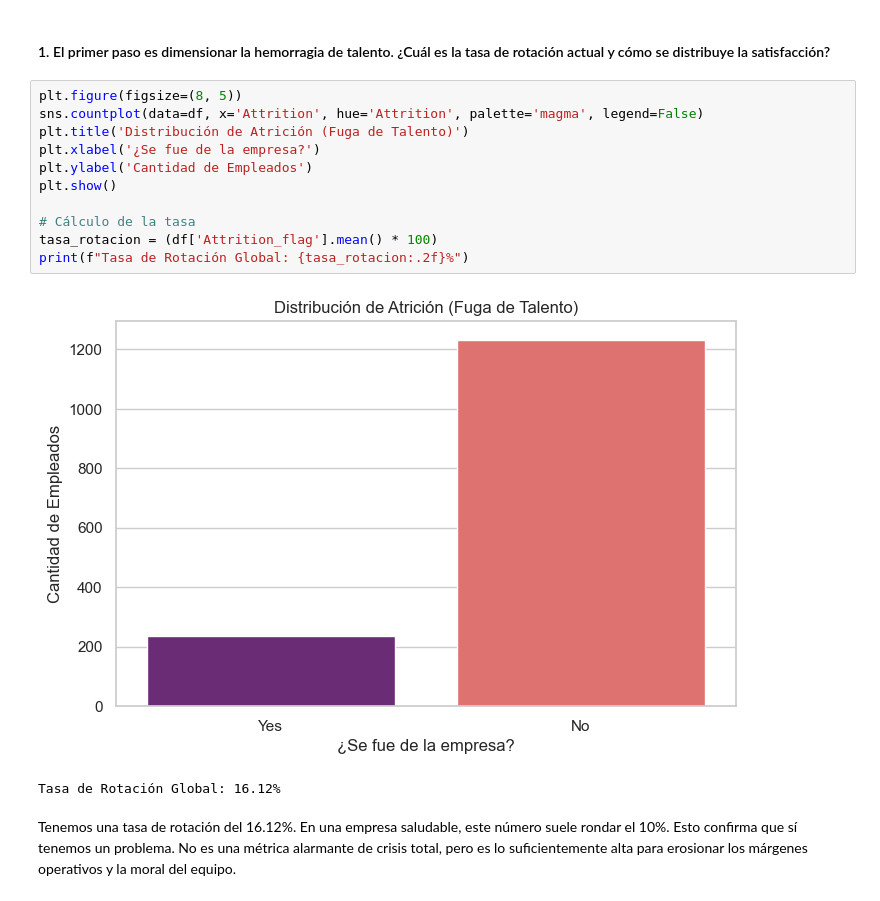
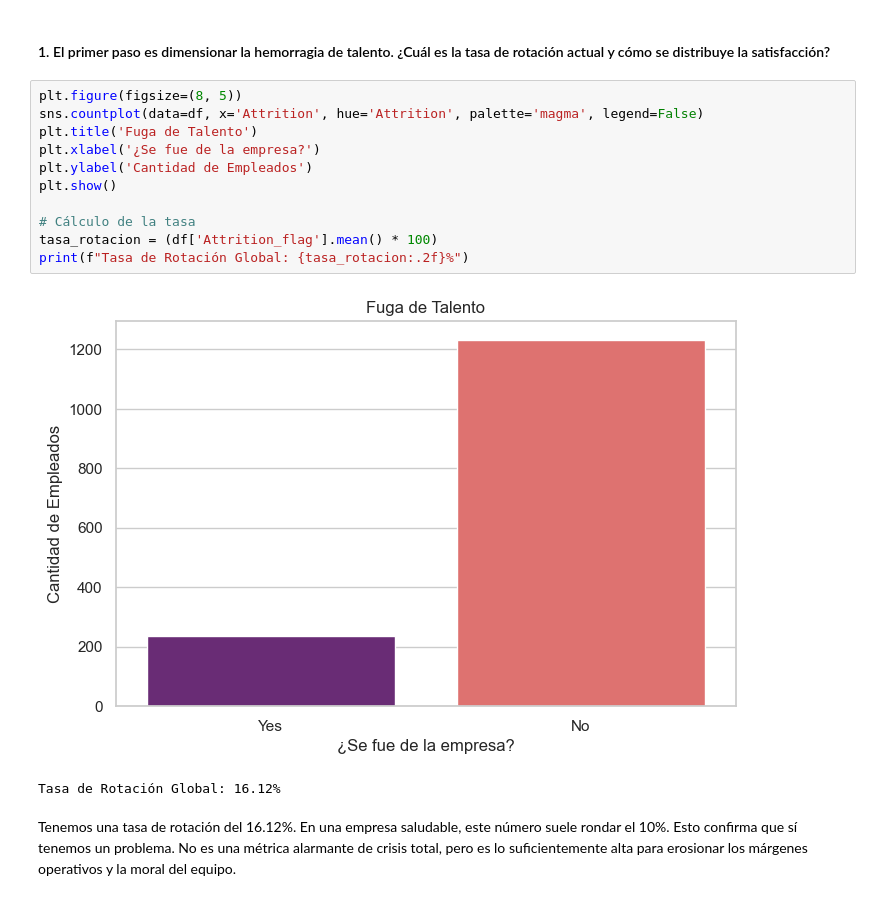
Before and after one commit to Ruthpsegovia/proyecto-da-promo-59-modulo-3-team-2, a Jupyter notebook: Visualizaciones/Visual_Storytelling.ipynb, the cells around one changed output. Saved outputs shown, nothing was run; the diff lists cells and outputs as text.

```diff
--- a/Visualizaciones/Visual_Storytelling.ipynb
+++ b/Visualizaciones/Visual_Storytelling.ipynb
@@ -17,16 +17,16 @@ df = pd.read_csv('../Base_Datos/df_final.csv')
 # %%
 plt.figure(figsize=(8, 5))
 sns.countplot(data=df, x='Attrition', hue='Attrition', palette='magma', legend=False)
-plt.title('Distribución de Atrición (Fuga de Talento)')
+plt.title('Fuga de Talento')
 plt.xlabel('¿Se fue de la empresa?')
 plt.ylabel('Cantidad de Empleados')
 plt.show()
 
 # Cálculo de la tasa
 tasa_rotacion = (df['Attrition_flag'].mean() * 100)
 print(f"Tasa de Rotación Global: {tasa_rotacion:.2f}%")
 # %% [output]
-[figure, old version]
+[figure, new version]
 Tasa de Rotación Global: 16.12%
 # %% [markdown]
 Tenemos una tasa de rotación del 16.12%. En una empresa saludable, este número suele rondar el 10%. Esto confirma que sí tenemos un problema. No es una métrica alarmante de crisis total, pero es lo suficientemente alta para erosionar los márgenes operativos y la moral del equipo.
```
Also changed, not shown: parts of 11 cells of this notebook, 1 other file.
